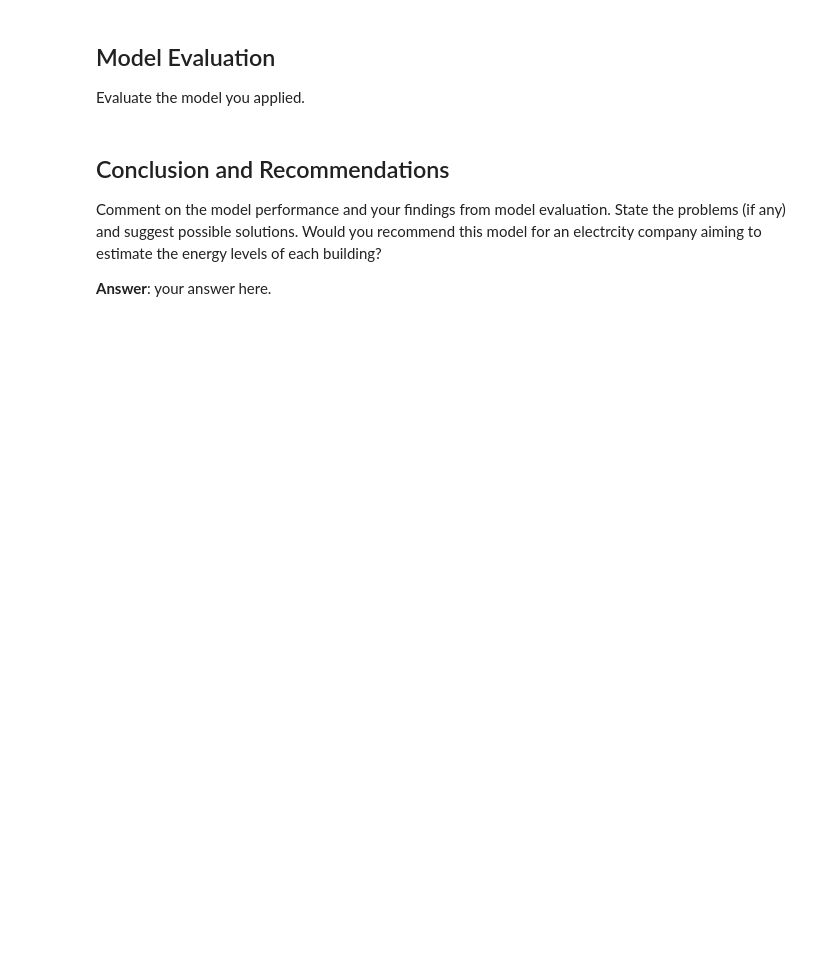
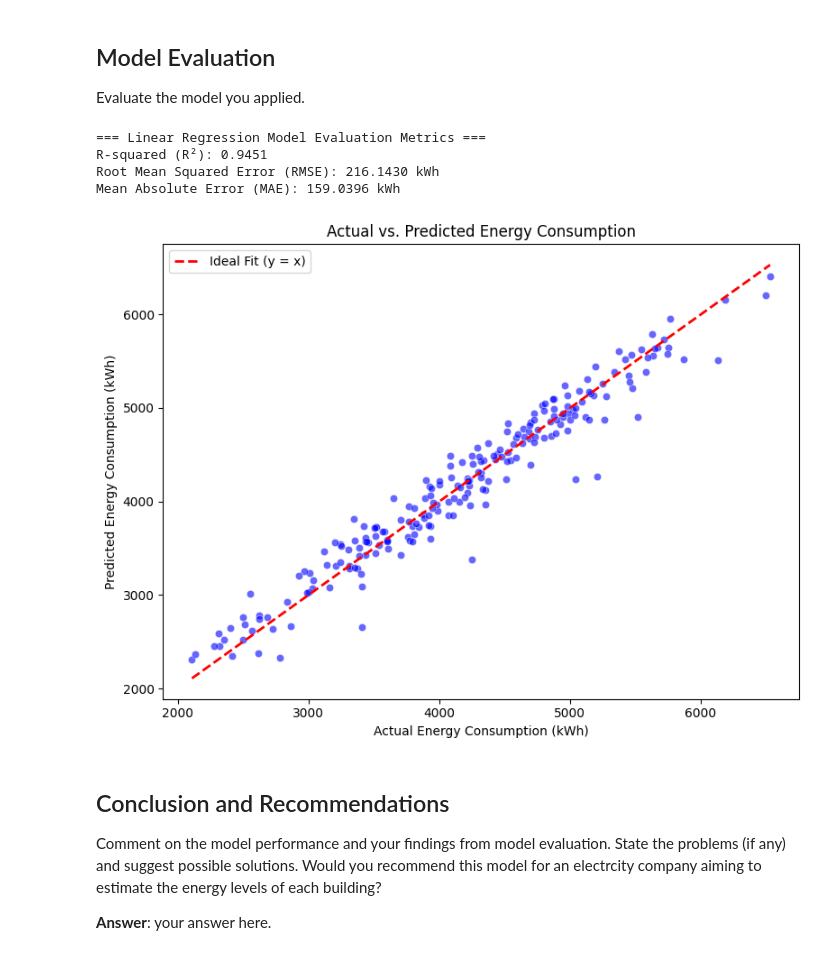
Before and after one commit to mikel56-lol/W26-MP1-Michael-Wael-Ali-Hassan-T02, a Jupyter notebook: Regression_Mini-Project_Starter.ipynb, the cells around one changed output. Drawn from its saved outputs; the diff is of its cells as text; code cells hidden in the pictures; blank space fills up the shorter version.

Commit message:
question 5 question 6, modeling valuation

```diff
--- a/Regression_Mini-Project_Starter.ipynb
+++ b/Regression_Mini-Project_Starter.ipynb
@@ -467,6 +592,66 @@ _Apply the linear regression model below._
 ## Model Evaluation
 
 Evaluate the model you applied.
+# %%
+# Import the LinearRegression model class from scikit-learn
+from sklearn.linear_model import LinearRegression
+
+# Import regression performance metrics to evaluate our model's accuracy:
+# mean_squared_error (to compute MSE/RMSE), mean_absolute_error (MAE), and r2_score (R-squared)
+from sklearn.metrics import mean_squared_error, mean_absolute_error, r2_score
+
+# Initialize an instance of the Linear Regression model
+lr_model = LinearRegression()
+
+# Train (fit) the linear regression model using our training feature set (X_train) and training target values (y_train)
+lr_model.fit(X_train, y_train)
+
+# Generate energy consumption predictions on the unseen test feature set (X_test)
+y_pred = lr_model.predict(X_test)
+
+# Calculate the R-squared (Coefficient of Determination) score to measure the proportion of variance explained by the model
+r2 = r2_score(y_test, y_pred)
+
+# Calculate the Root Mean Squared Error (RMSE) by taking the square root of the Mean Squared Error
+rmse = np.sqrt(mean_squared_error(y_test, y_pred))
+
+# Calculate the Mean Absolute Error (MAE) to find the average magnitude of absolute errors in kWh
+mae = mean_absolute_error(y_test, y_pred)
+
+# Print out the evaluation metrics clearly in the console output
+print("=== Linear Regression Model Evaluation Metrics ===")
+print(f"R-squared (R²): {r2:.4f}")
+print(f"Root Mean Squared Error (RMSE): {rmse:.4f} kWh")
+print(f"Mean Absolute Error (MAE): {mae:.4f} kWh")
+
+# Create a visualization plot comparing Actual vs. Predicted Energy Consumption values
+plt.figure(figsize=(8, 6))
+
+# Plot a scatter plot of actual test values versus model predicted values
+sns.scatterplot(x=y_test, y=y_pred, alpha=0.6, color='b')
+
+# Draw a reference ideal fit line (where actual values exactly equal predicted values)
+min_val = min(y_test.min(), y_pred.min())
+max_val = max(y_test.max(), y_pred.max())
+plt.plot([min_val, max_val], [min_val, max_val], color='red', linestyle='--', linewidth=2, label='Ideal Fit (y = x)')
+
+# Set titles and axis labels for the evaluation plot
+plt.title('Actual vs. Predicted Energy Consumption')
+plt.xlabel('Actual Energy Consumption (kWh)')
+plt.ylabel('Predicted Energy Consumption (kWh)')
+plt.legend()
+
+# Adjust layout for neat presentation
+plt.tight_layout()
+
+# Display the evaluation plot
+plt.show()
+# %% [output]
+=== Linear Regression Model Evaluation Metrics ===
+R-squared (R²): 0.9451
+Root Mean Squared Error (RMSE): 216.1430 kWh
+Mean Absolute Error (MAE): 159.0396 kWh
+[figure, added]
 # %% [markdown]
 ## Conclusion and Recommendations
 
```
Also changed, not shown: parts of 3 cells of this notebook.
